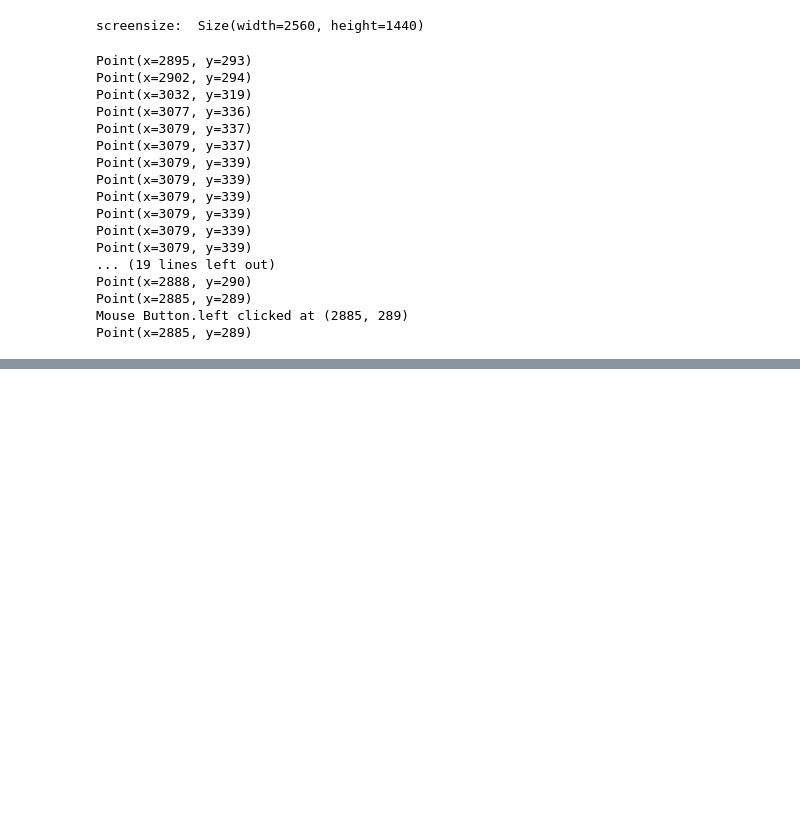
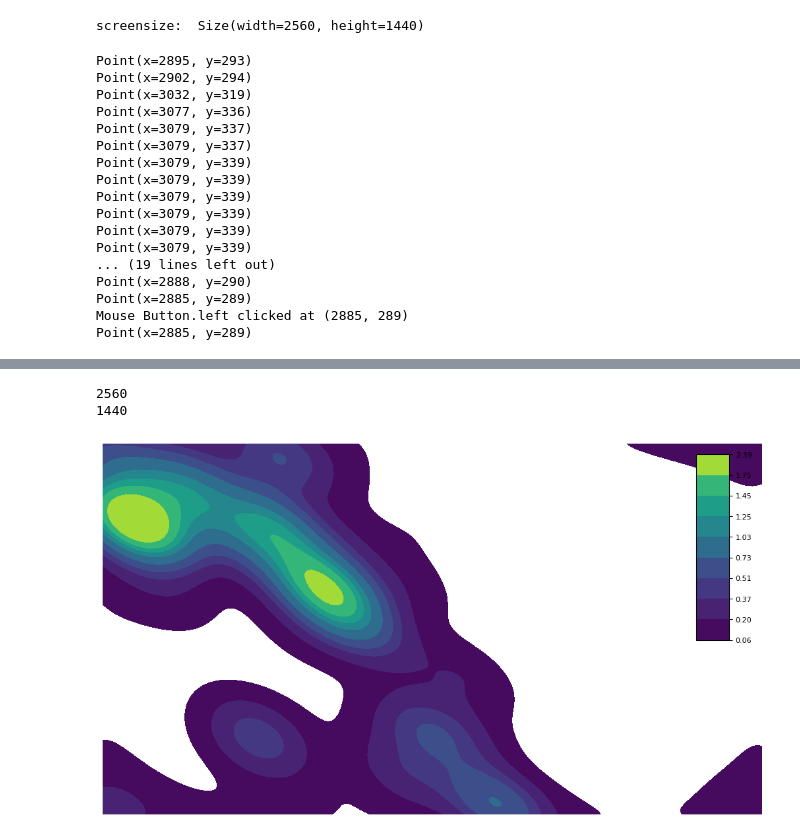
Before and after one commit to Edward-Cody/EdwardCody_Project, a Jupyter notebook: pip.ipynb, the cells around one changed output, grey strips where cells are left out. Drawn from its saved outputs; the diff is of its cells as text; code cells hidden in the pictures; blank space fills up the shorter version.

Commit message:
Lot of changes. Heatmap working properly and overlays on screenshot. Issues with tracking URL changes

```diff
--- a/pip.ipynb
+++ b/pip.ipynb
@@ -226,3 +234,80 @@ plt.show()
+# %%
+import pandas as pd
+import matplotlib.pyplot as plt
+import seaborn as sns
+from mpl_toolkits.axes_grid1.inset_locator import inset_axes
+from screeninfo import get_monitors  # Requires `screeninfo` library
+
+# Read in coordinates.csv
+df = pd.read_csv('data/mouse1.csv')
+
+# Get screen dimensions
+screen = get_monitors()[0]  # Assumes a single monitor setup; otherwise specify the desired monitor
+# screen_size = max(screen.width, screen.height) / 100 # Scale down to make a manageable figure size  #Old render size code
+screen_width = screen.width  #new render size code
+screen_height = screen.height  #new render size code
+print(screen_width)  #new render size code
+print(screen_height)  #new render size code
+
+# Create a square figure and axes
+# fig, ax = plt.subplots(figsize=(screen_size, screen_size))  #Old render size code
+fig, ax = plt.subplots(figsize=(10, 10))  # Square aspect ratio  #new render size code
+
+# Set figure background to transparent
+fig.patch.set_alpha(0)
+ax.patch.set_alpha(0)
+
+# Invert y-axis to match the coordinate system of the recorded data
+ax.invert_yaxis()
+
+# Create a KDE plot on the specified axes
+# kde = sns.kdeplot(x=df['x'], y=df['y'], cmap='viridis', fill=True, ax=ax)  #Old render size code
+kde = sns.kdeplot(x=df['x'], y=df['y'], cmap='viridis', fill=True, ax=ax, clip=((screen_width, 0), (0, screen_height)))  #new render size code
+
+# Create an inset for the colorbar
+inset_ax = inset_axes(ax,
+                   width="5%",  # width of the colorbar
+                   height="50%",  # height of the colorbar
+                   loc='upper right',
+                   bbox_to_anchor=(-0.05, -0.03, 1, 1),  # Adjust as needed
+                   bbox_transform=ax.transAxes,
+                   borderpad=0)
+
+cbar = plt.colorbar(kde.collections[0], cax=inset_ax, orientation='vertical')
+cbar.ax.tick_params(labelsize=8)
+
+# Round the colorbar tick labels
+tick_labels = cbar.ax.get_yticklabels()
+rounded_labels = [f'{float(label.get_text()):.2f}' for label in tick_labels]
+cbar.set_ticklabels(rounded_labels)
+
+# Remove axis labels and ticks
+ax.set_xlabel('')
+ax.set_ylabel('')
+# ax.set_xticks([0, 1280, 2560])  #add labels for debugging
+# ax.set_yticks([0, 720, 1440])  #add labels for debugging
+ax.set_xticks([])
+ax.set_yticks([])
+
+# Ensure x and y axes have the same scale
+ax.set_aspect('equal', adjustable='box')
+
+# Remove the spines (borders) around the plot
+for spine in ax.spines.values():
+    spine.set_visible(False)
+
+# Adjust the layout to remove extra padding
+plt.subplots_adjust(left=0, right=1, top=1, bottom=0)
+
+# Save with transparent background in square aspect ratio
+plt.savefig('static/data/heatmap_transparent.png', transparent=True, bbox_inches='tight', pad_inches=0)
+
+# Show the plot
+plt.show()
+# %% [output]
+2560
+1440
+[figure, added]
 # %%
 
 # save plot as png with transparent background and 50% opacity
```
Also changed, not shown: parts of 7 cells of this notebook, 14 other files.
